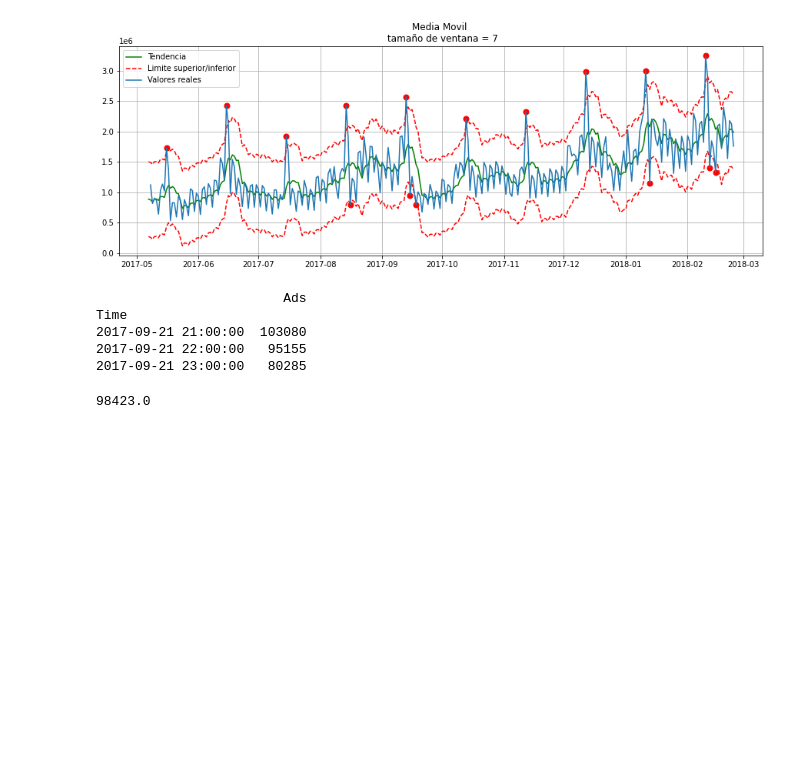
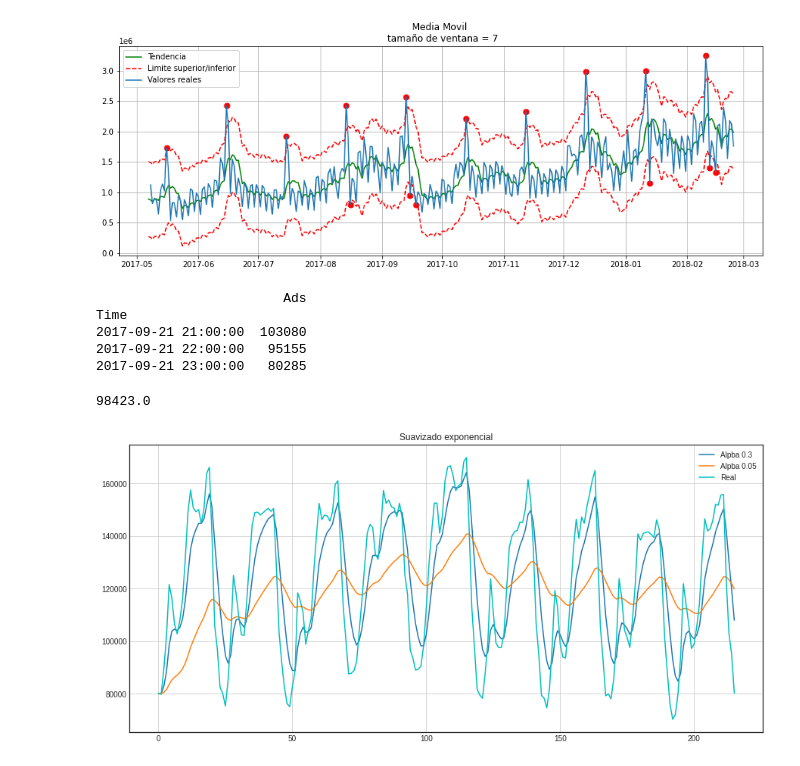
Before and after one commit to danielfrgs/LCD-PCCD-2021-1, a Jupyter notebook: SeriesdeTiempo.ipynb, the cells around one changed output. Drawn from its saved outputs; the diff is of its cells as text; code cells hidden in the pictures; blank space fills up the shorter version.

```diff
--- a/SeriesdeTiempo.ipynb
+++ b/SeriesdeTiempo.ipynb
@@ -222,3 +222,28 @@ Time
 2017-09-21 22:00:00   95155
 2017-09-21 23:00:00   80285
 98423.0
+# %%
+### ------------------------------------
+
+
+def exp_smooth(series, alpha):
+  res = [series[0]]
+  for n in range(1, len(series)):
+    res.append(alpha*series[n] + (1-alpha)*res[n-1])
+  return res
+# %%
+def plot_exp_smooth(series, alphas):
+  with plt.style.context('seaborn-white'):
+    plt.figure(figsize=(15, 7))
+    for alpha in alphas:
+      plt.plot(exp_smooth(series, alpha),
+               label = 'Alpba {}'.format(alpha))
+    plt.plot(series.values, 'c', label = 'Real')
+    plt.legend(loc='best')
+    plt.title('Suavizado exponencial')
+    plt.grid(True)
+    plt.show()
+# %%
+plot_exp_smooth(ads.Ads, [0.3, 0.05])
+# %% [output]
+[figure, added]
```
Also changed, not shown: parts of 6 cells of this notebook.
